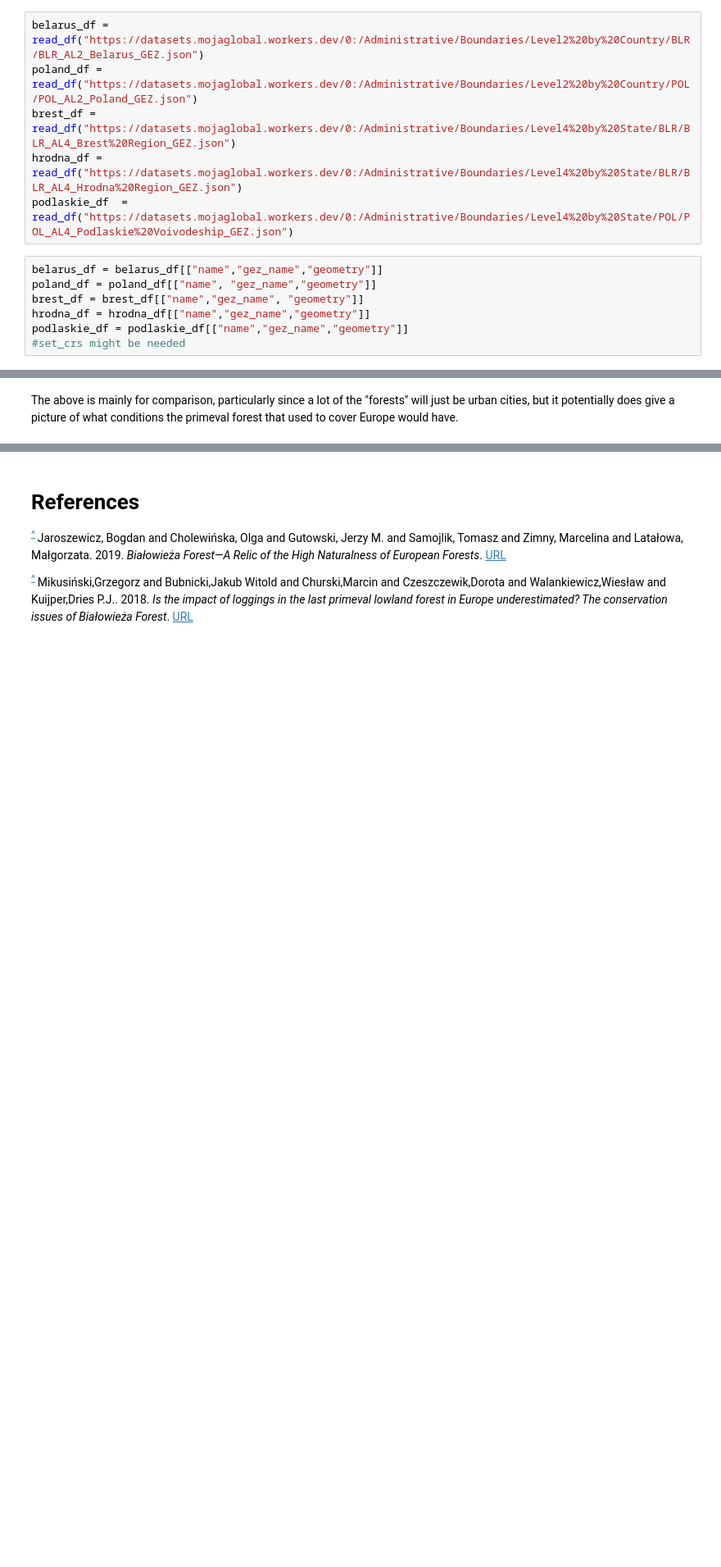
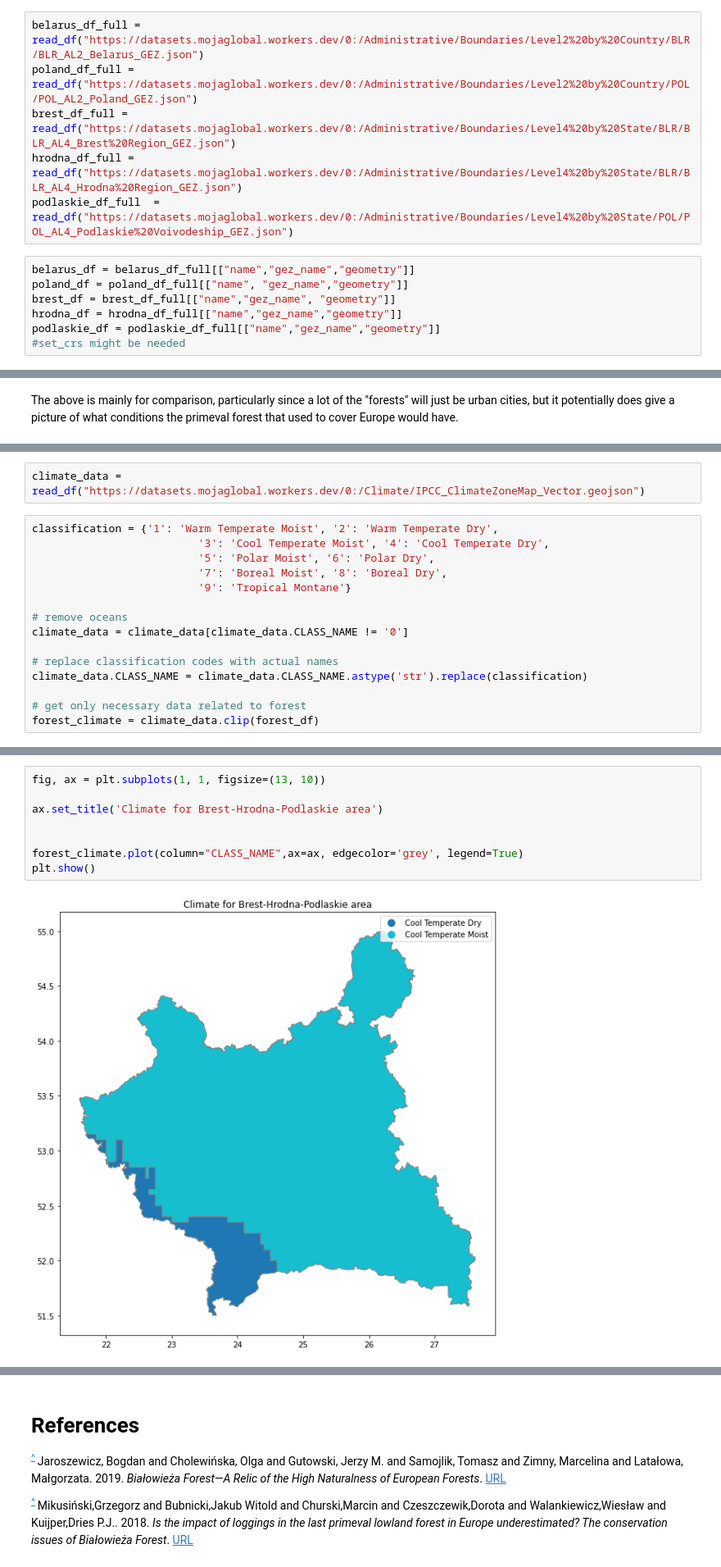
Before and after one commit to coloeus-monedula/moja-global-22, a Jupyter notebook: forest.ipynb, the cells around one changed output, grey strips where cells are left out. Shown: that part at 82% size. Drawn from its saved outputs; the diff is of its cells as text; blank space fills up the shorter version.

Commit message:
add up to climate

```diff
--- a/forest.ipynb
+++ b/forest.ipynb
@@ -89,17 +89,17 @@ DriverError: cpl_unzOpenCurrentFile() failed
 # %% [markdown]
 Białowieża Forest is in both Belarus and Poland. Specifically, it is contained within the provinces/states of Podlaskie, Hrodna, and Brest, which have been highlighted as below.
 # %%
-belarus_df = read_df("https://datasets.mojaglobal.workers.dev/0:/Administrative/Boundaries/Level2%20by%20Country/BLR/BLR_AL2_Belarus_GEZ.json")
-poland_df = read_df("https://datasets.mojaglobal.workers.dev/0:/Administrative/Boundaries/Level2%20by%20Country/POL/POL_AL2_Poland_GEZ.json")
-brest_df = read_df("https://datasets.mojaglobal.workers.dev/0:/Administrative/Boundaries/Level4%20by%20State/BLR/BLR_AL4_Brest%20Region_GEZ.json")
-hrodna_df = read_df("https://datasets.mojaglobal.workers.dev/0:/Administrative/Boundaries/Level4%20by%20State/BLR/BLR_AL4_Hrodna%20Region_GEZ.json")
-podlaskie_df  = read_df("https://datasets.mojaglobal.workers.dev/0:/Administrative/Boundaries/Level4%20by%20State/POL/POL_AL4_Podlaskie%20Voivodeship_GEZ.json")
+belarus_df_full = read_df("https://datasets.mojaglobal.workers.dev/0:/Administrative/Boundaries/Level2%20by%20Country/BLR/BLR_AL2_Belarus_GEZ.json")
+poland_df_full = read_df("https://datasets.mojaglobal.workers.dev/0:/Administrative/Boundaries/Level2%20by%20Country/POL/POL_AL2_Poland_GEZ.json")
+brest_df_full = read_df("https://datasets.mojaglobal.workers.dev/0:/Administrative/Boundaries/Level4%20by%20State/BLR/BLR_AL4_Brest%20Region_GEZ.json")
+hrodna_df_full = read_df("https://datasets.mojaglobal.workers.dev/0:/Administrative/Boundaries/Level4%20by%20State/BLR/BLR_AL4_Hrodna%20Region_GEZ.json")
+podlaskie_df_full  = read_df("https://datasets.mojaglobal.workers.dev/0:/Administrative/Boundaries/Level4%20by%20State/POL/POL_AL4_Podlaskie%20Voivodeship_GEZ.json")
 # %%
-belarus_df = belarus_df[["name","gez_name","geometry"]]
-poland_df = poland_df[["name", "gez_name","geometry"]]
-brest_df = brest_df[["name","gez_name", "geometry"]]
-hrodna_df = hrodna_df[["name","gez_name","geometry"]]
-podlaskie_df = podlaskie_df[["name","gez_name","geometry"]]
+belarus_df = belarus_df_full[["name","gez_name","geometry"]]
+poland_df = poland_df_full[["name", "gez_name","geometry"]]
+brest_df = brest_df_full[["name","gez_name", "geometry"]]
+hrodna_df = hrodna_df_full[["name","gez_name","geometry"]]
+podlaskie_df = podlaskie_df_full[["name","gez_name","geometry"]]
 #set_crs might be needed
 # %%
 forest_df = pd.concat([hrodna_df,podlaskie_df,brest_df], axis=0)
@@ -156,0 +208,17 @@ The above is mainly for comparison, particularly since a lot of the "forests" wi
+# %%
+climate_data = read_df("https://datasets.mojaglobal.workers.dev/0:/Climate/IPCC_ClimateZoneMap_Vector.geojson")
+# %%
+classification = {'1': 'Warm Temperate Moist', '2': 'Warm Temperate Dry',
+                          '3': 'Cool Temperate Moist', '4': 'Cool Temperate Dry',
+                          '5': 'Polar Moist', '6': 'Polar Dry',
+                          '7': 'Boreal Moist', '8': 'Boreal Dry',
+                          '9': 'Tropical Montane'}
+
+# remove oceans
+climate_data = climate_data[climate_data.CLASS_NAME != '0']
+
+# replace classification codes with actual names
+climate_data.CLASS_NAME = climate_data.CLASS_NAME.astype('str').replace(classification)
+
+# get only necessary data related to forest
+forest_climate = climate_data.clip(forest_df)
@@ -156,0 +229,10 @@ The above is mainly for comparison, particularly since a lot of the "forests" wi
+# %%
+fig, ax = plt.subplots(1, 1, figsize=(13, 10))
+
+ax.set_title('Climate for Brest-Hrodna-Podlaskie area')
+
+
+forest_climate.plot(column="CLASS_NAME",ax=ax, edgecolor='grey', legend=True)
+plt.show()
+# %% [output]
+[figure, added]
```
Also changed, not shown: parts of 19 cells of this notebook.
